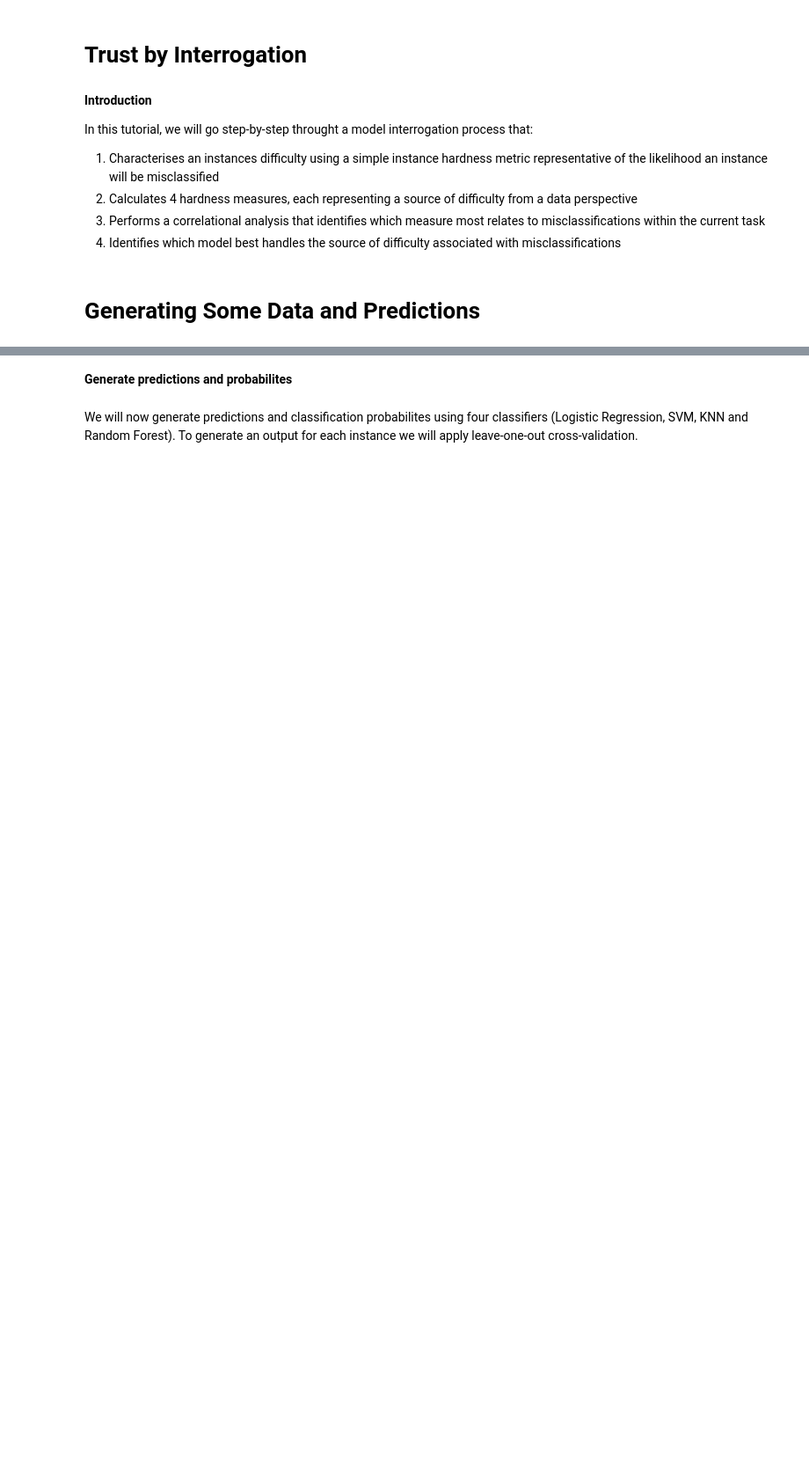
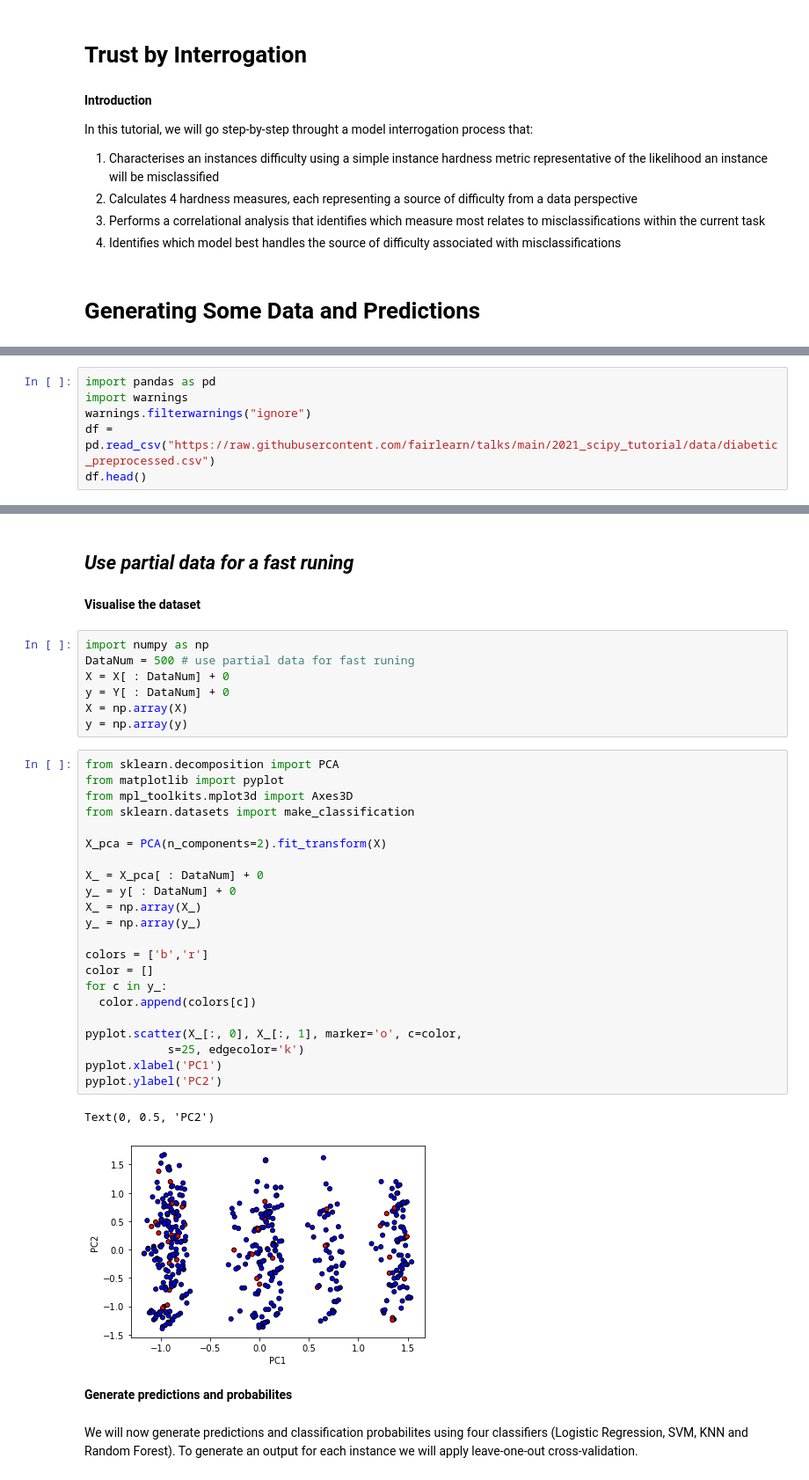
Before and after one commit to andrewhouston113/Machine-Learning-Model-Interrogation, a Jupyter notebook: Model_Interrogation_Tutorial.ipynb, the cells around one changed output, grey strips where cells are left out. Shown: that part at 88% size. Cells and saved outputs as stored; diff of their text form; blank space fills up the shorter version.

```diff
--- a/Model_Interrogation_Tutorial.ipynb
+++ b/Model_Interrogation_Tutorial.ipynb
@@ -36,0 +18,6 @@ ax.scatter(X[:, 0], X[:, 1], X[:, 2], marker='o', c=y,
+# %%
+import pandas as pd
+import warnings
+warnings.filterwarnings("ignore")
+df = pd.read_csv("https://raw.githubusercontent.com/fairlearn/talks/main/2021_scipy_tutorial/data/diabetic_preprocessed.csv")
+df.head()
@@ -37,3 +75,39 @@ ax.scatter(X[:, 0], X[:, 1], X[:, 2], marker='o', c=y,
+# %% [markdown]
+## ***Use partial data for a fast runing***
+# %% [markdown]
+**Visualise the dataset**
+# %%
+import numpy as np
+DataNum = 500 # use partial data for fast runing
+X = X[ : DataNum] + 0
+y = Y[ : DataNum] + 0
+X = np.array(X)
+y = np.array(y)
+# %%
+from sklearn.decomposition import PCA
+from matplotlib import pyplot
+from mpl_toolkits.mplot3d import Axes3D
+from sklearn.datasets import make_classification
+
+X_pca = PCA(n_components=2).fit_transform(X)
+
+X_ = X_pca[ : DataNum] + 0
+y_ = y[ : DataNum] + 0
+X_ = np.array(X_)
+y_ = np.array(y_)
+
+colors = ['b','r']
+color = []
+for c in y_:
+  color.append(colors[c])
+
+pyplot.scatter(X_[:, 0], X_[:, 1], marker='o', c=color,
+            s=25, edgecolor='k')
+pyplot.xlabel('PC1')
+pyplot.ylabel('PC2')
+# %% [output]
+Text(0, 0.5, 'PC2')
+[figure, added]
 # %% [markdown]
 **Generate predictions and probabilites**
 # %% [markdown]
```
Also changed, not shown: parts of 38 cells of this notebook.
